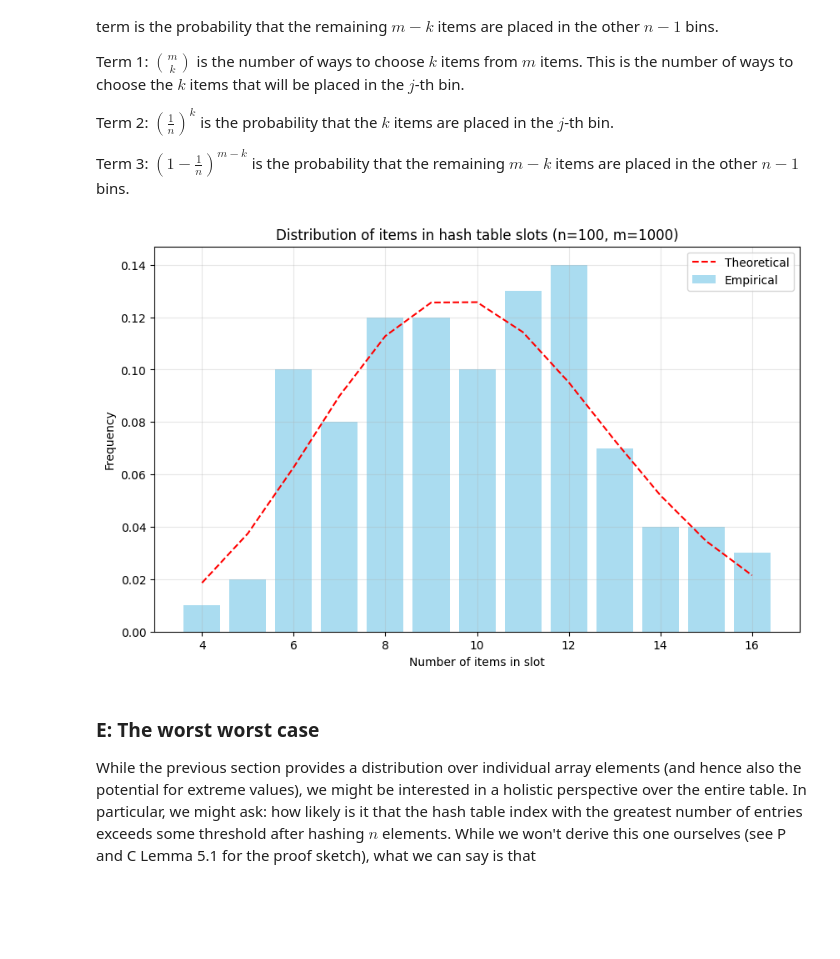
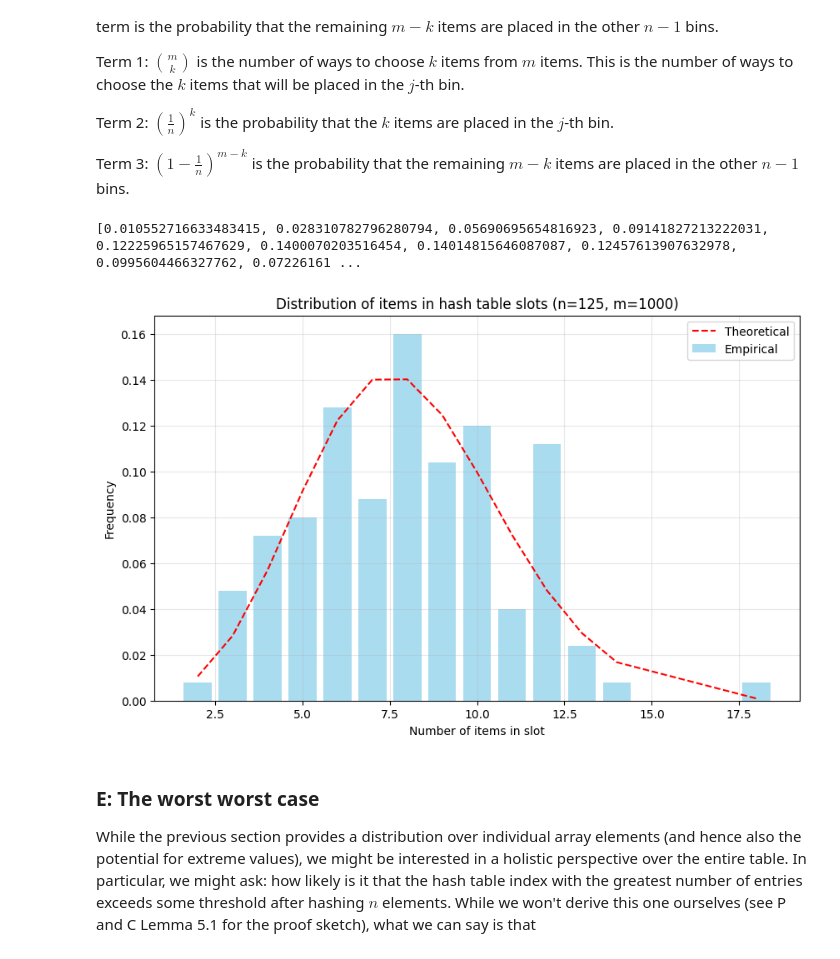
Before and after one commit to cake-dev/InfoRandoClass, a Jupyter notebook: computing_assignment_2_hashes.ipynb, the cells around one changed output. Drawn from its saved outputs; the diff is of its cells as text; code cells hidden in the pictures; blank space fills up the shorter version.

```diff
--- a/computing_assignment_2_hashes.ipynb
+++ b/computing_assignment_2_hashes.ipynb
@@ -184,34 +200,37 @@ Term 3: $\left(1-\frac{1}{n}\right)^{m-k}$ is the probability that the remaining
 # %%
 import scipy.stats
 
 def theoretical_dist_items(m, n, k):
     return scipy.stats.binom.pmf(k, m, 1/n)
 
 # create a table
-n = 100
+n = 125
 m = 1000
 table = populate_hash_table(n, m)
 
-def plot_bar_vs_theoretical(table, n):
+def plot_bar_vs_theoretical(table, n, m):
     # get the unique counts of items in the table
     unique, counts = np.unique(table, return_counts=True)
 
     # calculate the theoretical values
     theoretical = [theoretical_dist_items(m, n, k) for k in unique]
+
+    print(theoretical)
 
     plt.figure(figsize=(10, 6))
     plt.bar(unique, counts/np.sum(counts), alpha=0.7, color='skyblue', label='Empirical')
     plt.plot(unique, theoretical, 'r--', label='Theoretical')
     plt.xlabel('Number of items in slot')
     plt.ylabel('Frequency')
     plt.title(f'Distribution of items in hash table slots (n={n}, m={m})')
     plt.legend()
     plt.grid(True, alpha=0.3)
     plt.show()
 
-plot_bar_vs_theoretical(table, n)
+plot_bar_vs_theoretical(table, n, m)
 # %% [output]
+[0.010552716633483415, 0.028310782796280794, 0.05690695654816923, 0.09141827213222031, 0.12225965157467629, 0.1400070203516454, 0.14014815646087087, 0.12457613907632978, 0.0995604466327762, 0.07226161 ...
-[figure, old version]
+[figure, new version]
 # %% [markdown]
 ### E: The worst worst case
 While the previous section provides a distribution over individual array elements (and hence also the potential for extreme values), we might be interested in a holistic perspective over the entire table.  In particular, we might ask: how likely is it that the hash table index with the greatest number of entries exceeds some threshold after hashing $n$ elements.  While we won't derive this one ourselves (see P and C Lemma 5.1 for the proof sketch), what we can say is that
```
Also changed, not shown: parts of 12 cells of this notebook.
